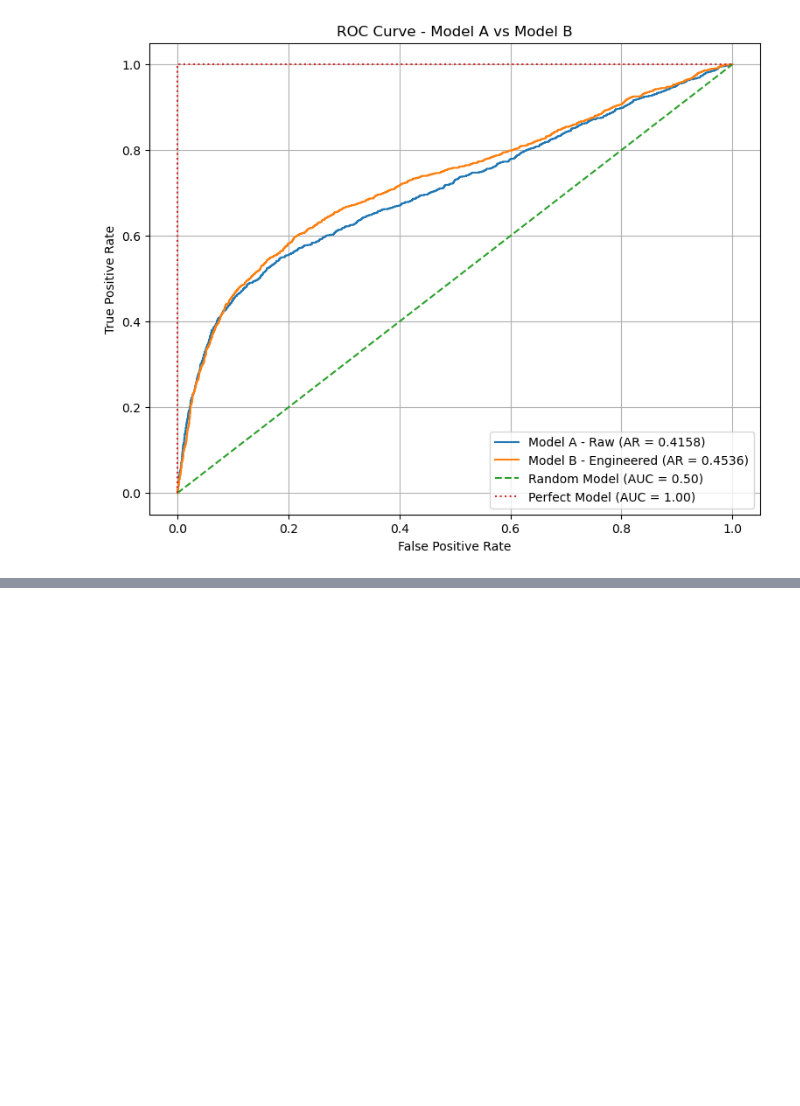
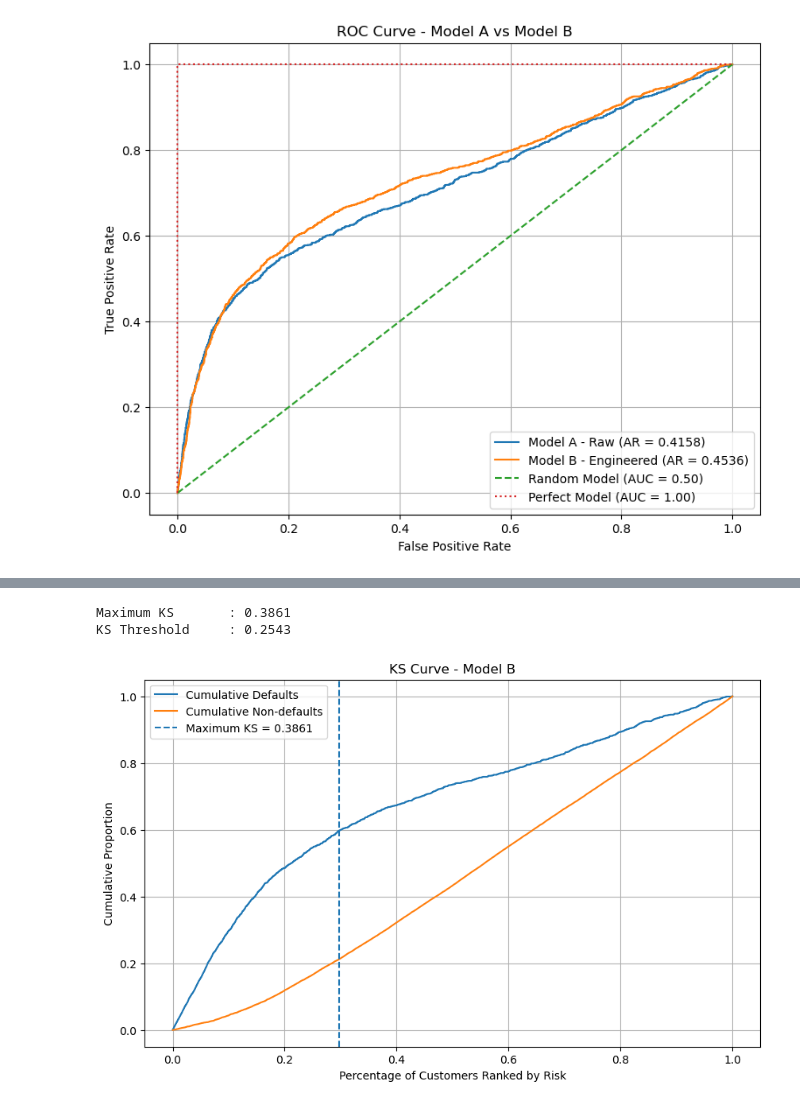
Before and after one commit to kahaan1302/Credit-Card-Default-Prediction, a Jupyter notebook: 03_data_prep_&_scaling.ipynb, the cells around one changed output, grey strips where cells are left out. Cells and saved outputs as stored; diff of their text form; code cells hidden in the pictures; blank space fills up the shorter version.

```diff
--- a/03_data_prep_&_scaling.ipynb
+++ b/03_data_prep_&_scaling.ipynb
@@ -1034,0 +1195,75 @@ plt.show()
+# %%
+import numpy as np
+import pandas as pd
+
+ks_data = pd.DataFrame({
+    "actual": np.asarray(y_B_test),
+    "probability": np.asarray(y_B_prob)
+})
+
+ks_data = ks_data.sort_values(
+    "probability",
+    ascending=False
+).reset_index(drop=True)
+
+ks_data["cum_bad"] = (
+    (ks_data["actual"] == 1).cumsum()
+    / (ks_data["actual"] == 1).sum()
+)
+
+ks_data["cum_good"] = (
+    (ks_data["actual"] == 0).cumsum()
+    / (ks_data["actual"] == 0).sum()
+)
+
+ks_data["KS"] = (
+    ks_data["cum_bad"] - ks_data["cum_good"]
+)
+
+ks_idx = ks_data["KS"].abs().idxmax()
+
+ks_value = abs(ks_data.loc[ks_idx, "KS"])
+ks_threshold = ks_data.loc[ks_idx, "probability"]
+
+print(f"Maximum KS       : {ks_value:.4f}")
+print(f"KS Threshold     : {ks_threshold:.4f}")
+# %% [output]
+Maximum KS       : 0.3861
+KS Threshold     : 0.2543
+# %%
+import matplotlib.pyplot as plt
+import numpy as np
+
+ks_data["rank_pct"] = (
+    np.arange(1, len(ks_data) + 1) / len(ks_data)
+)
+
+plt.figure(figsize=(10, 6))
+
+plt.plot(
+    ks_data["rank_pct"],
+    ks_data["cum_bad"],
+    label="Cumulative Defaults"
+)
+
+plt.plot(
+    ks_data["rank_pct"],
+    ks_data["cum_good"],
+    label="Cumulative Non-defaults"
+)
+
+plt.axvline(
+    ks_idx / len(ks_data),
+    linestyle="--",
+    label=f"Maximum KS = {ks_value:.4f}"
+)
+
+plt.xlabel("Percentage of Customers Ranked by Risk")
+plt.ylabel("Cumulative Proportion")
+plt.title("KS Curve - Model B")
+plt.legend()
+plt.grid(True)
+
+plt.show()
+# %% [output]
+[figure, added]
```
Also changed, not shown: parts of 10 cells of this notebook.
